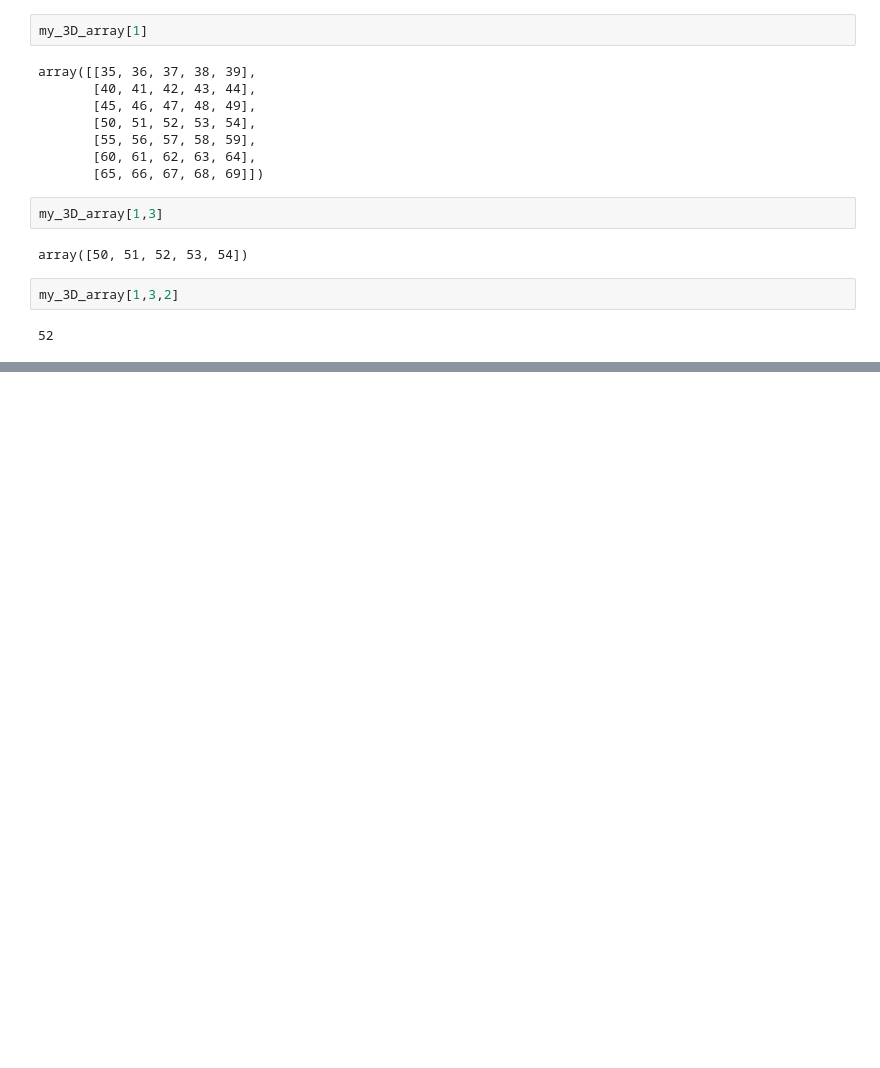
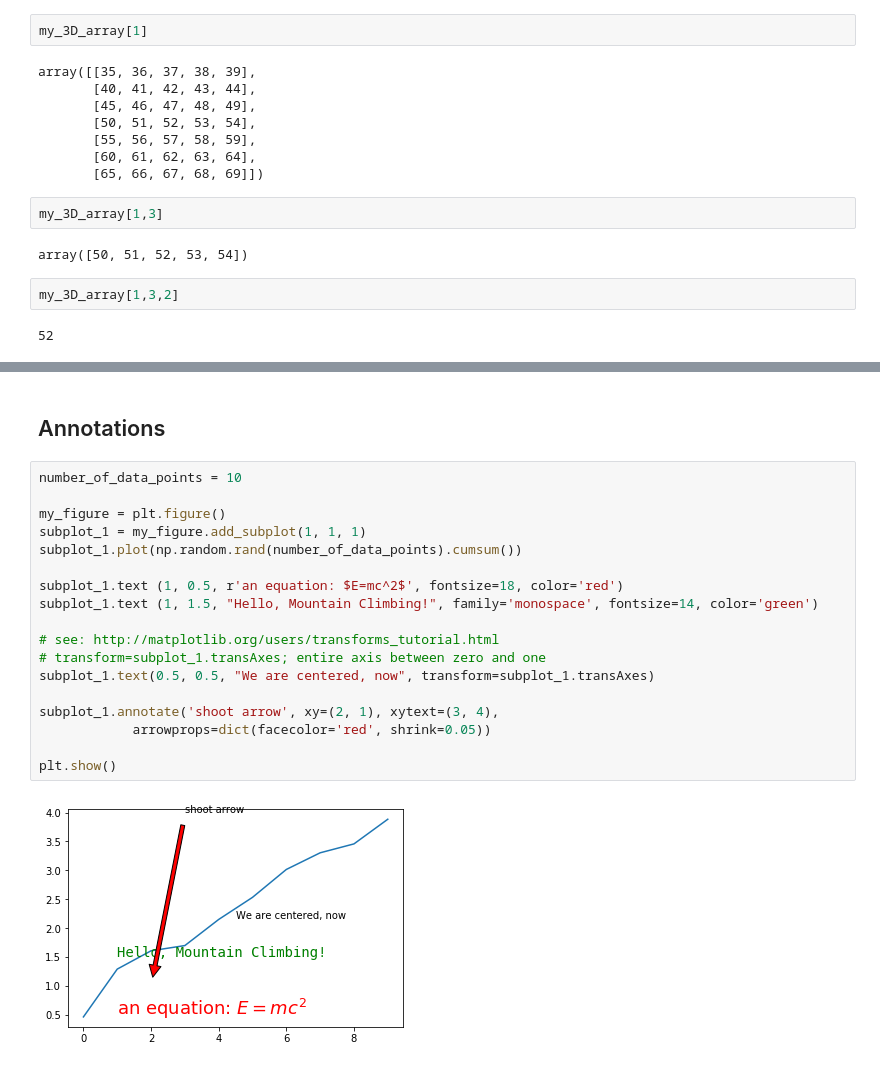
Before and after one commit to ongxuanhong/data-science-works, a Jupyter notebook: python/notebooks/study_numpy/basics.ipynb, the cells around one changed output, grey strips where cells are left out. Saved outputs shown, nothing was run; the diff lists cells and outputs as text; blank space fills up the shorter version.

```diff
--- a/python/notebooks/study_numpy/basics.ipynb
+++ b/python/notebooks/study_numpy/basics.ipynb
@@ -199,0 +310,22 @@ my_3D_array[1,3,2]
+# %% [markdown]
+## Annotations
+# %%
+number_of_data_points = 10
+
+my_figure = plt.figure()
+subplot_1 = my_figure.add_subplot(1, 1, 1)
+subplot_1.plot(np.random.rand(number_of_data_points).cumsum())
+
+subplot_1.text (1, 0.5, r'an equation: $E=mc^2$', fontsize=18, color='red')
+subplot_1.text (1, 1.5, "Hello, Mountain Climbing!", family='monospace', fontsize=14, color='green')
+
+# see: http://matplotlib.org/users/transforms_tutorial.html
+# transform=subplot_1.transAxes; entire axis between zero and one
+subplot_1.text(0.5, 0.5, "We are centered, now", transform=subplot_1.transAxes)
+
+subplot_1.annotate('shoot arrow', xy=(2, 1), xytext=(3, 4),
+            arrowprops=dict(facecolor='red', shrink=0.05))
+
+plt.show()
+# %% [output]
+[figure, added]
```
Also changed, not shown: parts of 42 cells of this notebook.
